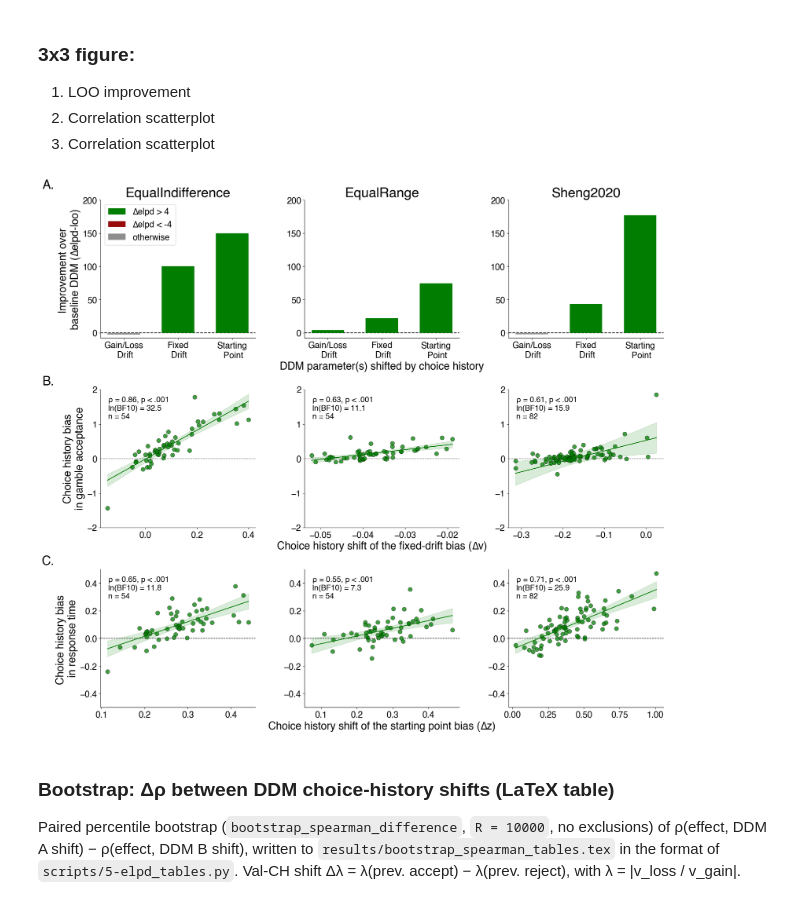
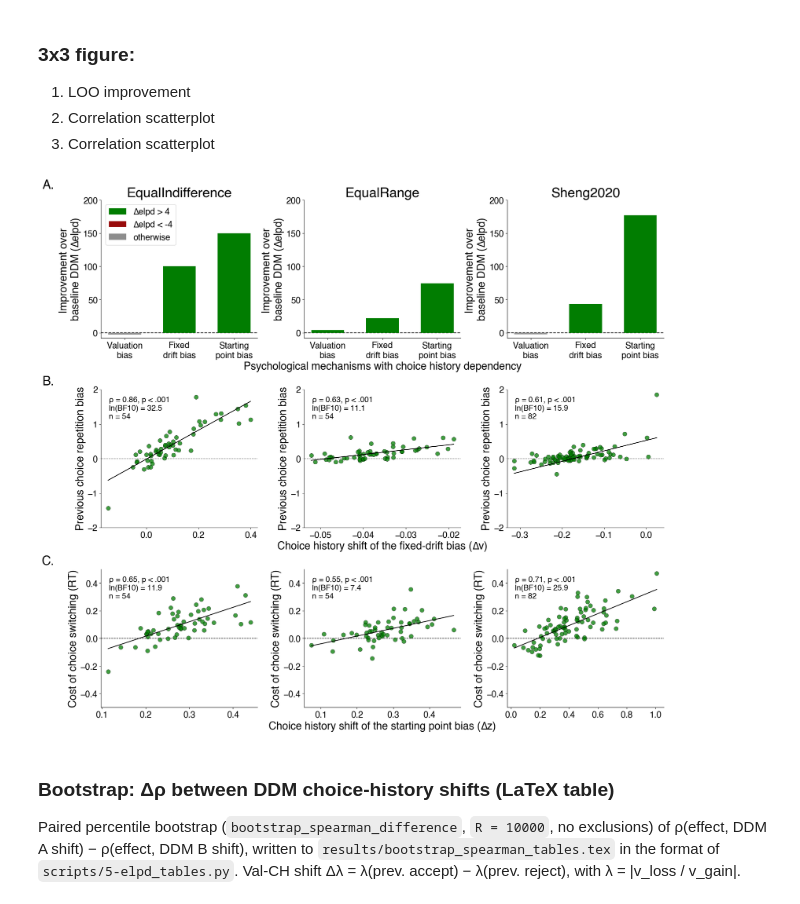
Before and after one commit to GusStgoReyes/riskhistory, a Jupyter notebook: figures_official/figure3.ipynb, the cells around one changed output. Cells and saved outputs as stored; diff of their text form; code cells hidden in the pictures.

```diff
--- a/figures_official/figure3.ipynb
+++ b/figures_official/figure3.ipynb
@@ -74,7 +74,7 @@ def style_axis(ax, col=None, ylabel=None, xlabel=None, xlabel_col=1):
     if col == 0 and ylabel:
         ax.set_ylabel(ylabel)
     else:
-        ax.set_ylabel("  \n ")
+        ax.set_ylabel(ylabel)
     if col == xlabel_col and xlabel:
         ax.set_xlabel(xlabel)
     else:
@@ -102,9 +102,7 @@ def plot_spearman_corr(ax, x, y, ylim=None):
     ax.axhline(0, color="black", linestyle="--", linewidth=1, zorder=0)
     ax.scatter(x, y, color=color, alpha=0.75, edgecolor="black",
                linewidth=0.5, s=75, zorder=3)
-    ax.fill_between(result["x_line"], result["ci_low"], result["ci_high"],
-                    color=color, alpha=0.15, zorder=1)
-    ax.plot(result["x_line"], result["y_line"], color=color, linewidth=1.5,
+    ax.plot(result["x_line"], result["y_line"], color="black", linewidth=1.5,
             linestyle="-", zorder=4)
 
     ax.text(0.05, 0.95,
@@ -168,8 +166,8 @@ def plot_elpd_bars(ax, diffs, x_labels, col, show_legend=False):
     ax.set_xticks(x_pos)
     ax.set_xticklabels(x_labels)
     ax.set_ylim(-8, 200)
-    style_axis(ax, col, ylabel="Improvement over \nbaseline DDM (∆elpd-loo)",
-               xlabel="DDM parameter(s) shifted by choice history")
+    style_axis(ax, col, ylabel="Improvement over \nbaseline DDM (∆elpd)",
+               xlabel="Psychological mechanisms with choice history dependency")
 
     if show_legend:
         handles = [mpatches.Patch(facecolor=ELPD_COLORS[cat], label=ELPD_LABELS[cat])
@@ -181,9 +179,9 @@ def plot_elpd_bars(ax, diffs, x_labels, col, show_legend=False):
 BASELINE_MODEL = "HDDM_Base"
 
 ELPD_MODEL_ORDER = [
-    ("HDDM_Base_Lag1-stim",  "Gain/Loss\n Drift"),
-    ("HDDM_Base_Lag1-drift", "Fixed\n Drift"),
-    ("HDDM_Base_Lag1-stp",   "Starting\n Point"),
+    ("HDDM_Base_Lag1-stim",  "Valuation\nbias"),
+    ("HDDM_Base_Lag1-drift", "Fixed\ndrift bias"),
+    ("HDDM_Base_Lag1-stp",   "Starting\npoint bias"),
 ]
 
 EXCLUDE_DRIFT = {}
@@ -227,33 +225,33 @@ for ds in DATASETS:
 # %%
 fig, axes = plt.subplots(nrows=3, ncols=3, figsize=(18, 16), layout="constrained")
 elpd_labels = [label for _, label in ELPD_MODEL_ORDER]
 
 for col, ds in enumerate(DATASETS):
     plot_elpd_bars(axes[0, col], elpd_vs_baseline[ds], elpd_labels, col, show_legend=(col == 0))
     axes[0, col].set_title(DATASET_LABELS.get(ds, ds))
 
     merged = drift_vs_choice[ds]
     plot_spearman_corr(axes[1, col], merged["v_choice_prev1"], merged["choice_prev1_effect"], ylim=(-2, 2))
     style_axis(axes[1, col], col,
-               ylabel="Choice history bias\nin gamble acceptance",
+               ylabel="Previous choice repetition bias",
                xlabel="Choice history shift of the fixed-drift bias (∆v)")
 
     merged = z_vs_switch[ds]
     plot_spearman_corr(axes[2, col], merged["z_choice_prev1"], merged["switch_effect"], ylim=(-0.5, 0.5))
     style_axis(axes[2, col], col,
-               ylabel="Choice history bias \nin response time",
+               ylabel="Cost of choice switching (RT)",
                xlabel="Choice history shift of the starting point bias (∆z)")
 
 # Same "A."/"B."/"C." placement convention as figure1.ipynb
 for row, label in enumerate(["A.", "B.", "C."]):
     y = 1.15 if row == 0 else 1.1
     axes[row, 0].text(-0.3, y, label, transform=axes[row, 0].transAxes,
                       fontsize=26, fontweight="bold", va="top", ha="right")
 
 fig.savefig("saved/figure3.svg", dpi=300, bbox_inches="tight")
 plt.show()
 # %% [output]
-[figure, old version]
+[figure, new version]
 # %% [markdown]
 ### Bootstrap: Δρ between DDM choice-history shifts (LaTeX table)
 Paired percentile bootstrap (`bootstrap_spearman_difference`, `R = 10000`, no exclusions) of ρ(effect, DDM A shift) − ρ(effect, DDM B shift), written to `results/bootstrap_spearman_tables.tex` in the format of `scripts/5-elpd_tables.py`. Val-CH shift Δλ = λ(prev. accept) − λ(prev. reject), with λ = |v_loss / v_gain|.
```
Also changed, not shown: parts of 1 cell of this notebook, 16 other files.
